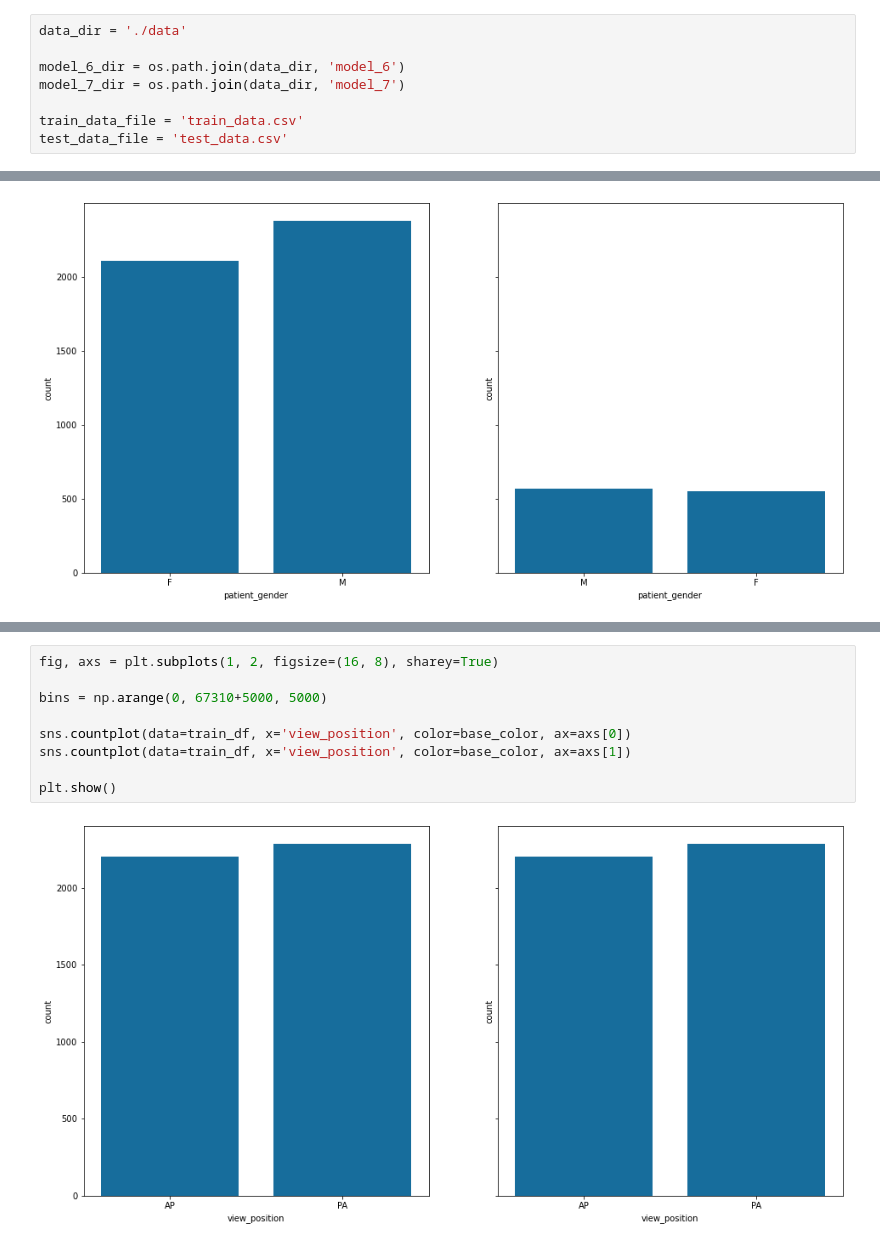
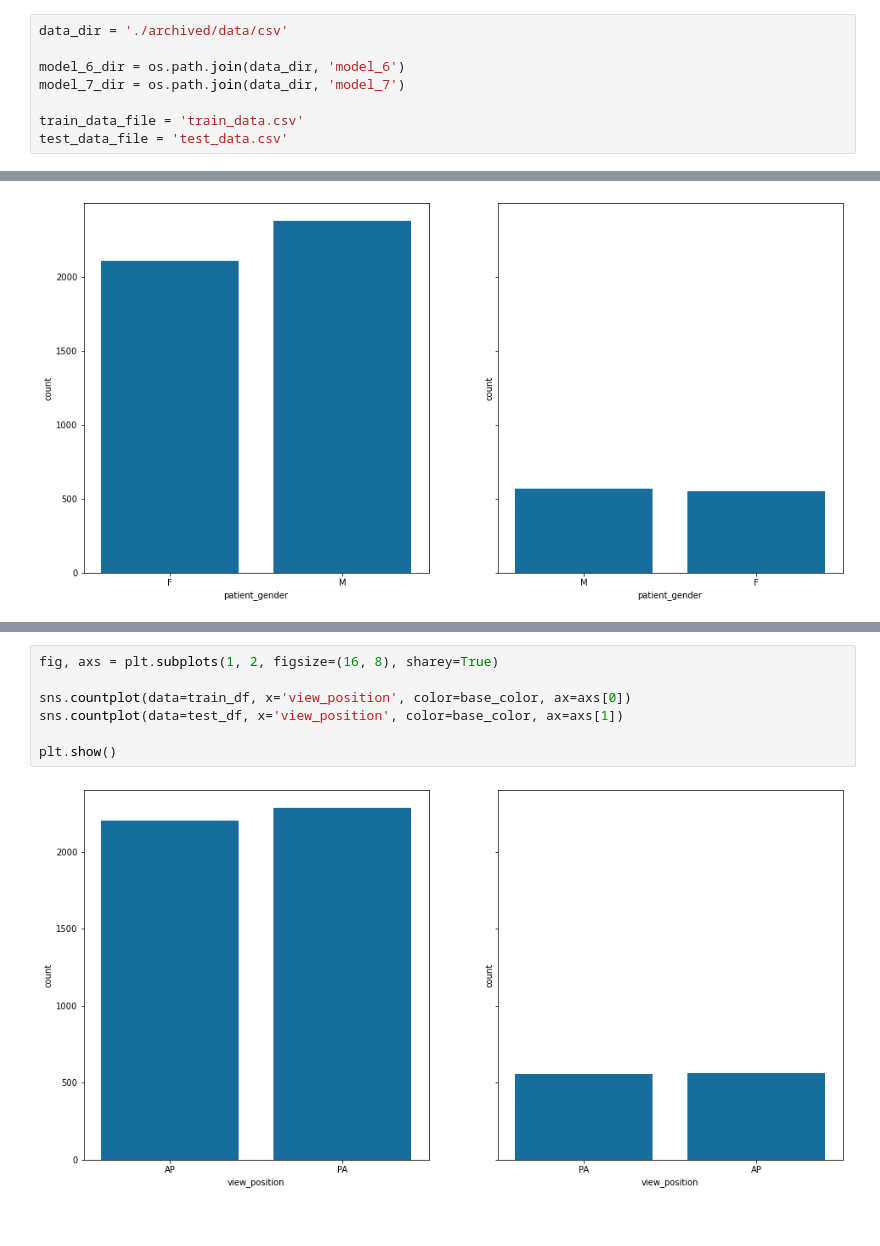
Before and after one commit to yufrances90/Pneumonia-Detection-From-Chest-X-Rays, a Jupyter notebook: Training Data Visualization.ipynb, the cells around one changed output, grey strips where cells are left out. Saved outputs shown, nothing was run; the diff lists cells and outputs as text.

```diff
--- a/Training Data Visualization.ipynb
+++ b/Training Data Visualization.ipynb
@@ -5,7 +5,7 @@ import numpy as np
 import matplotlib.pyplot as plt
 import seaborn as sns
 # %%
-data_dir = './data'
+data_dir = './archived/data/csv'
 
 model_6_dir = os.path.join(data_dir, 'model_6')
 model_7_dir = os.path.join(data_dir, 'model_7')
@@ -208,11 +219,9 @@ plt.show()
 # %%
 fig, axs = plt.subplots(1, 2, figsize=(16, 8), sharey=True)
 
-bins = np.arange(0, 67310+5000, 5000)
-
 sns.countplot(data=train_df, x='view_position', color=base_color, ax=axs[0])
-sns.countplot(data=train_df, x='view_position', color=base_color, ax=axs[1])
+sns.countplot(data=test_df, x='view_position', color=base_color, ax=axs[1])
 
 plt.show()
 # %% [output]
-[figure, old version]
+[figure, new version]
```
Also changed, not shown: parts of 5 cells of this notebook, 2 other files.
